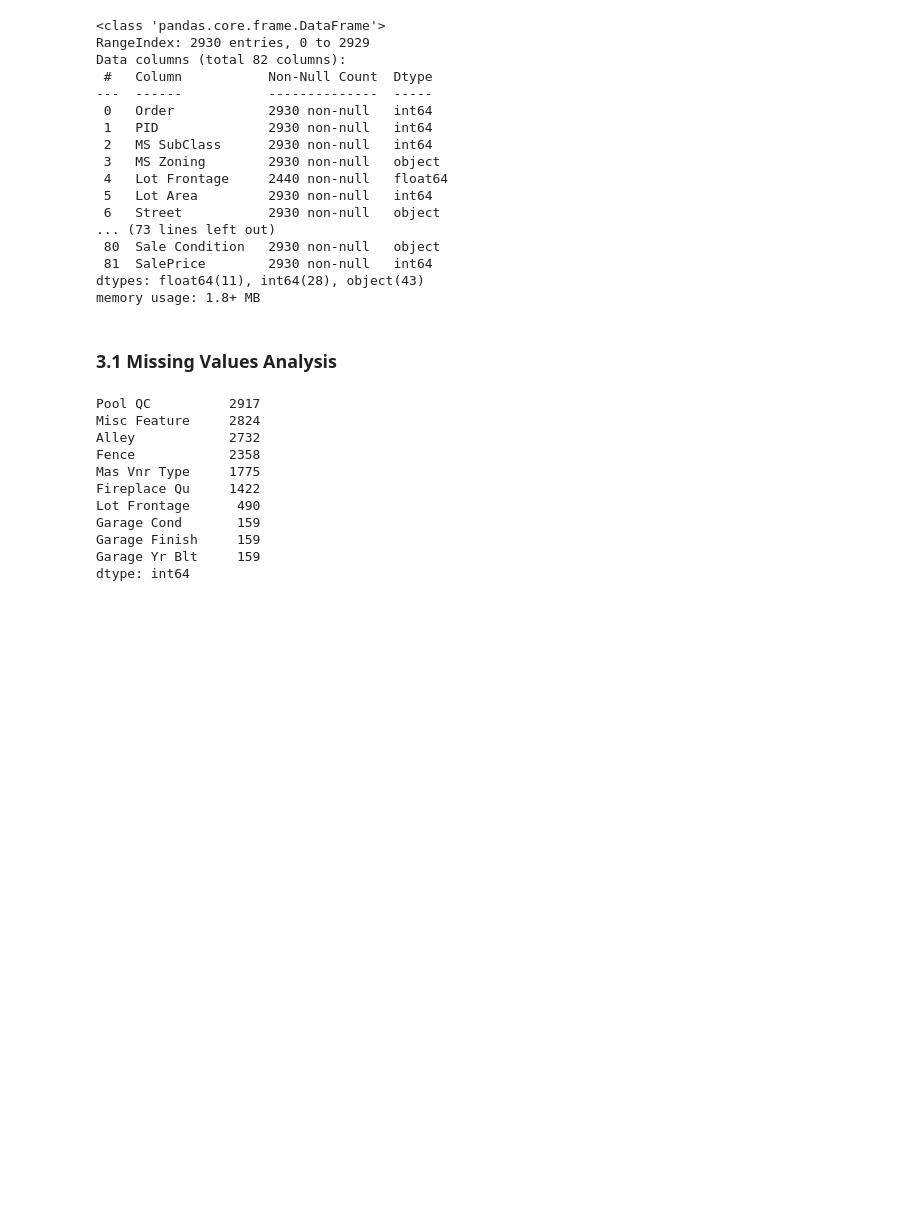
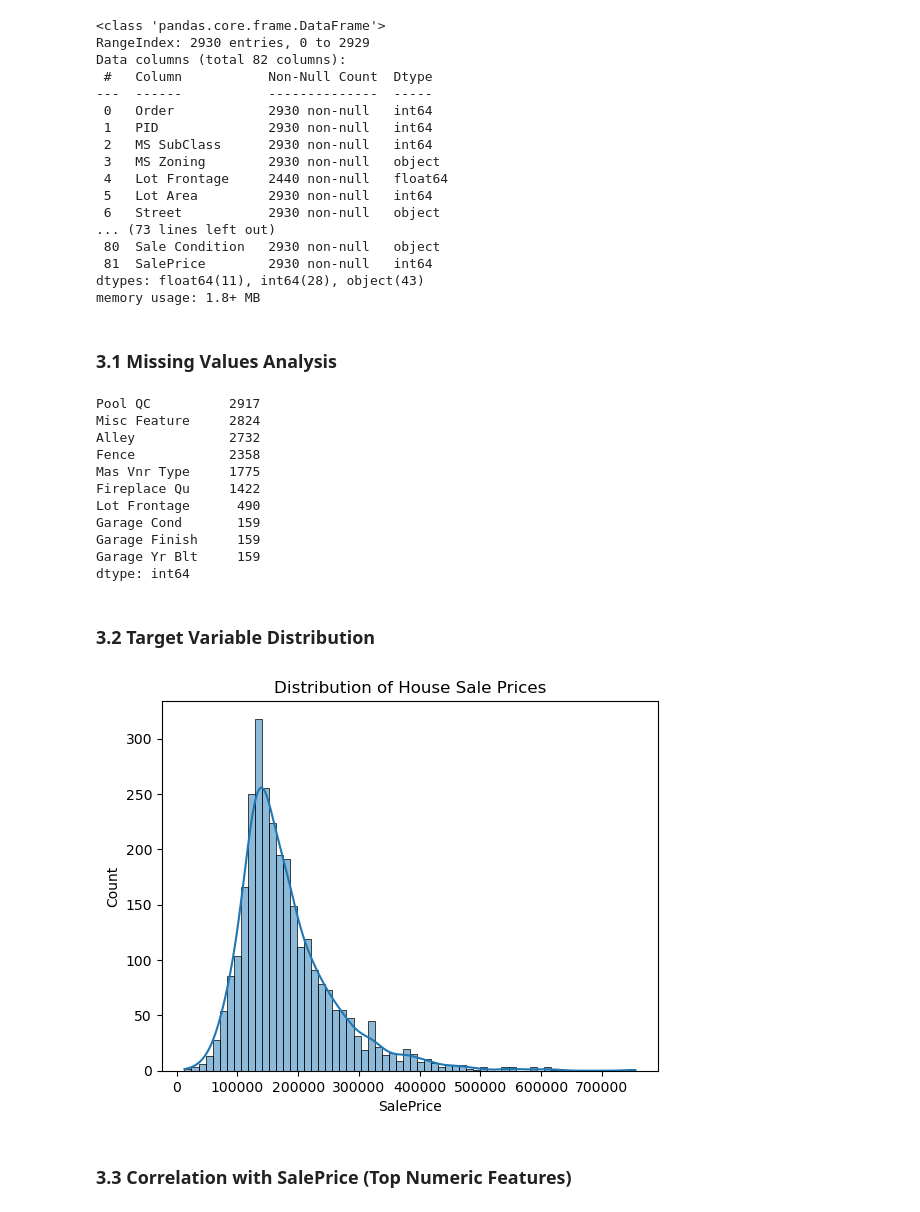
Before and after one commit to pabisha0098/Artificial-Intelligence-Coursework, a Jupyter notebook: 22067308_PabishaBhatta.ipynb, the cells around one changed output. Cells and saved outputs as stored; diff of their text form; code cells hidden in the pictures; blank space fills up the shorter version.

```diff
--- a/22067308_PabishaBhatta.ipynb
+++ b/22067308_PabishaBhatta.ipynb
@@ -82,3 +82,14 @@ Garage Cond       159
 Garage Finish     159
 Garage Yr Blt     159
 dtype: int64
+# %% [markdown]
+### 3.2 Target Variable Distribution
+# %%
+plt.figure()
+sns.histplot(df[TARGET_COL], kde=True)
+plt.title("Distribution of House Sale Prices")
+plt.show()
+# %% [output]
+[figure, added]
+# %% [markdown]
+### 3.3 Correlation with SalePrice (Top Numeric Features)
```
Also changed, not shown: parts of 17 cells of this notebook.
